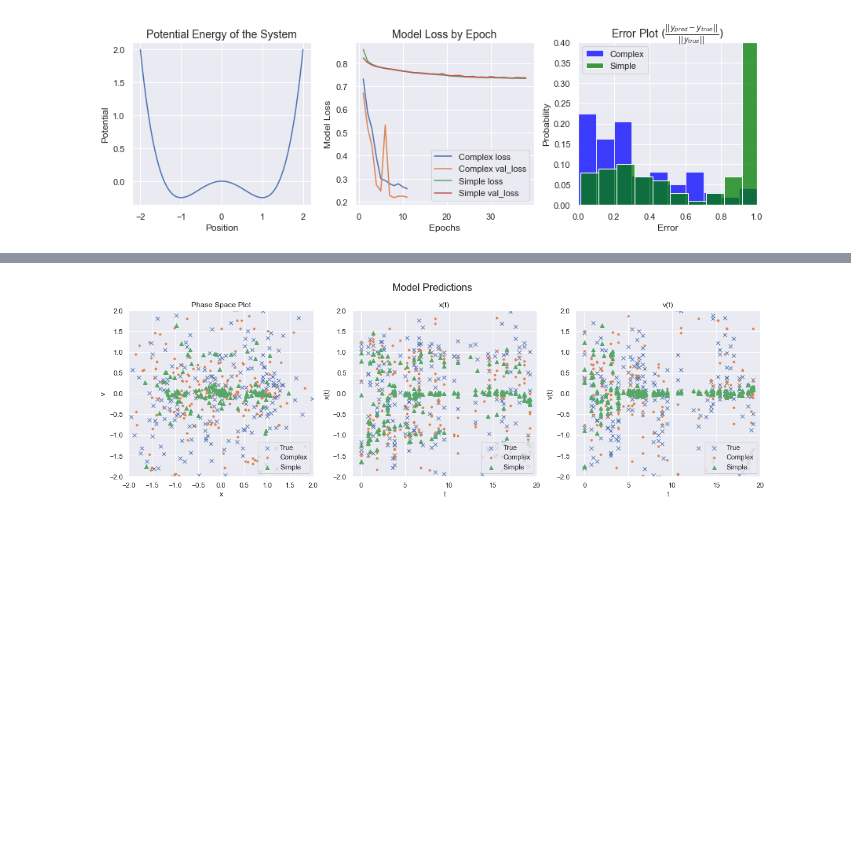
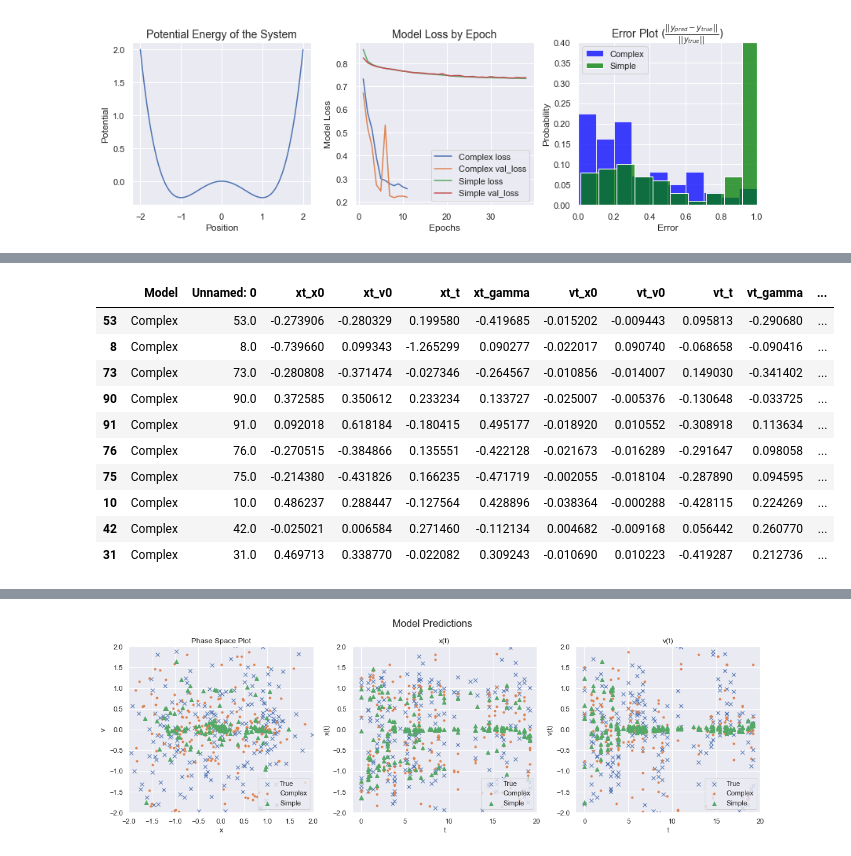
Before and after one commit to wgrosche/XAI, a Jupyter notebook: Plotting/Plotting_Notebook_all.ipynb, the cells around one changed output, grey strips where cells are left out. Drawn from its saved outputs; the diff is of its cells as text; code cells hidden in the pictures; blank space fills up the shorter version.

```diff
--- a/Plotting/Plotting_Notebook_all.ipynb
+++ b/Plotting/Plotting_Notebook_all.ipynb
@@ -212,3 +212,5 @@ if save == True:
     f.savefig("Images/Performance/"+save_suffix+".svg", dpi='figure')
 # %% [output]
 [figure]
+# %%
+a = big_df.where(big_df["Model"]=="Complex").dropna().loc[np.argsort(np.linalg.norm(y_pred["True"][100:200]-y_pred["Complex"][100:200], axis = 1))[:10]]
@@ -214,0 +247,16 @@ if save == True:
+# %%
+a[duffing.features] = duffing.scaler.inverse_transform(a[duffing.features])
+# %%
+a
+# %% [output]
+|  | Model | Unnamed: 0 | xt_x0 | xt_v0 | xt_t | xt_gamma | vt_x0 | vt_v0 | vt_t | vt_gamma | ... |
+| 53 | Complex | 53.0 | -0.273906 | -0.280329 | 0.199580 | -0.419685 | -0.015202 | -0.009443 | 0.095813 | -0.290680 | ... |
+| 8 | Complex | 8.0 | -0.739660 | 0.099343 | -1.265299 | 0.090277 | -0.022017 | 0.090740 | -0.068658 | -0.090416 | ... |
+| 73 | Complex | 73.0 | -0.280808 | -0.371474 | -0.027346 | -0.264567 | -0.010856 | -0.014007 | 0.149030 | -0.341402 | ... |
+| 90 | Complex | 90.0 | 0.372585 | 0.350612 | 0.233234 | 0.133727 | -0.025007 | -0.005376 | -0.130648 | -0.033725 | ... |
+| 91 | Complex | 91.0 | 0.092018 | 0.618184 | -0.180415 | 0.495177 | -0.018920 | 0.010552 | -0.308918 | 0.113634 | ... |
+| 76 | Complex | 76.0 | -0.270515 | -0.384866 | 0.135551 | -0.422128 | -0.021673 | -0.016289 | -0.291647 | 0.098058 | ... |
+| 75 | Complex | 75.0 | -0.214380 | -0.431826 | 0.166235 | -0.471719 | -0.002055 | -0.018104 | -0.287890 | 0.094595 | ... |
+| 10 | Complex | 10.0 | 0.486237 | 0.288447 | -0.127564 | 0.428896 | -0.038364 | -0.000288 | -0.428115 | 0.224269 | ... |
+| 42 | Complex | 42.0 | -0.025021 | 0.006584 | 0.271460 | -0.112134 | 0.004682 | -0.009168 | 0.056442 | 0.260770 | ... |
+| 31 | Complex | 31.0 | 0.469713 | 0.338770 | -0.022082 | 0.309243 | -0.010690 | 0.010223 | -0.419287 | 0.212736 | ... |
```
Also changed, not shown: parts of 8 cells of this notebook, 3 other files.
